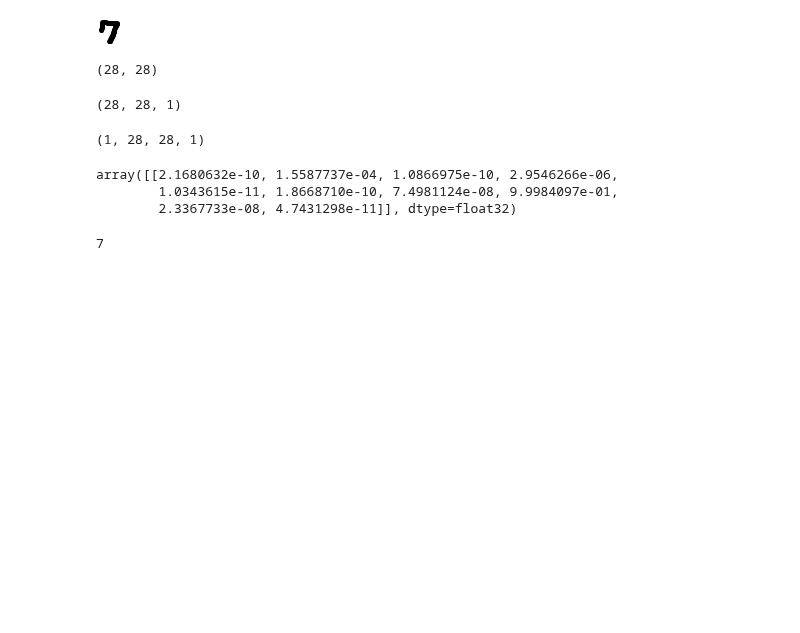
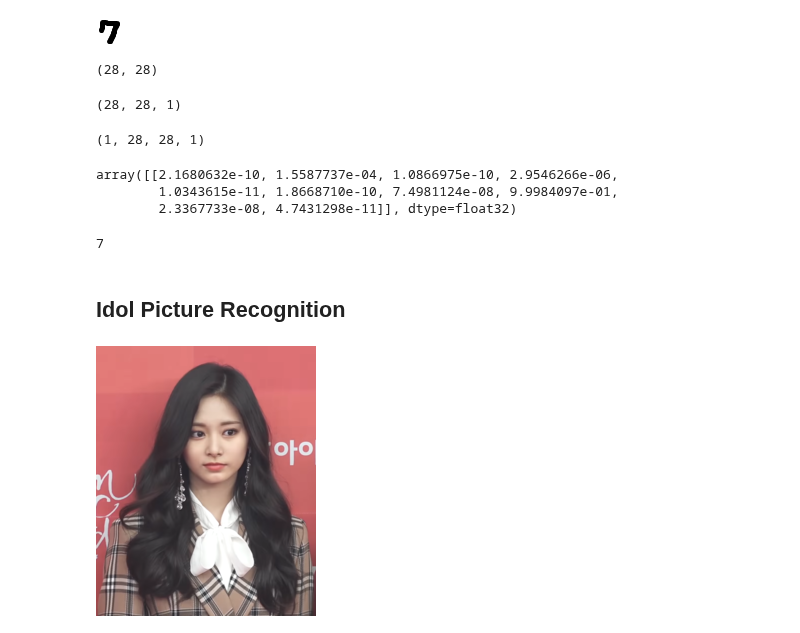
Before and after one commit to ywchiu/tibamedl, a Jupyter notebook: Demo20210410.ipynb, the cells around one changed output. Cells and saved outputs as stored; diff of their text form; code cells hidden in the pictures; blank space fills up the shorter version.

```diff
--- a/Demo20210410.ipynb
+++ b/Demo20210410.ipynb
@@ -990,3 +990,5 @@ import numpy as np
 np.argmax(model.predict(im))
 # %% [output]
 7
+# %% [markdown]
+## Idol Picture Recognition
@@ -992,0 +1001,5 @@ np.argmax(model.predict(im))
+# %%
+from PIL import Image
+Image.open('zhiyu.png')
+# %% [output]
+[figure, added]
```
Also changed, not shown: parts of 35 cells of this notebook.
